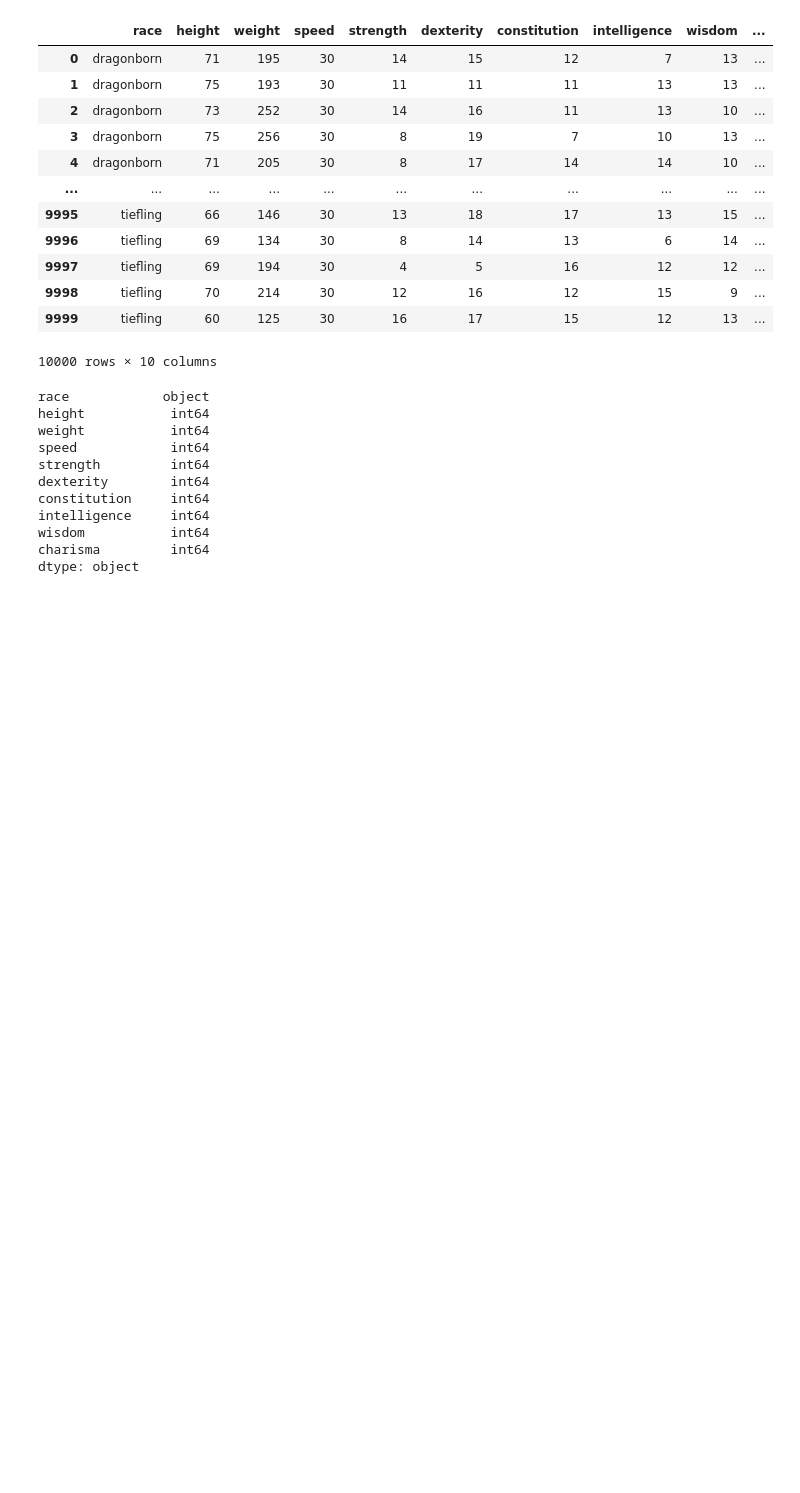
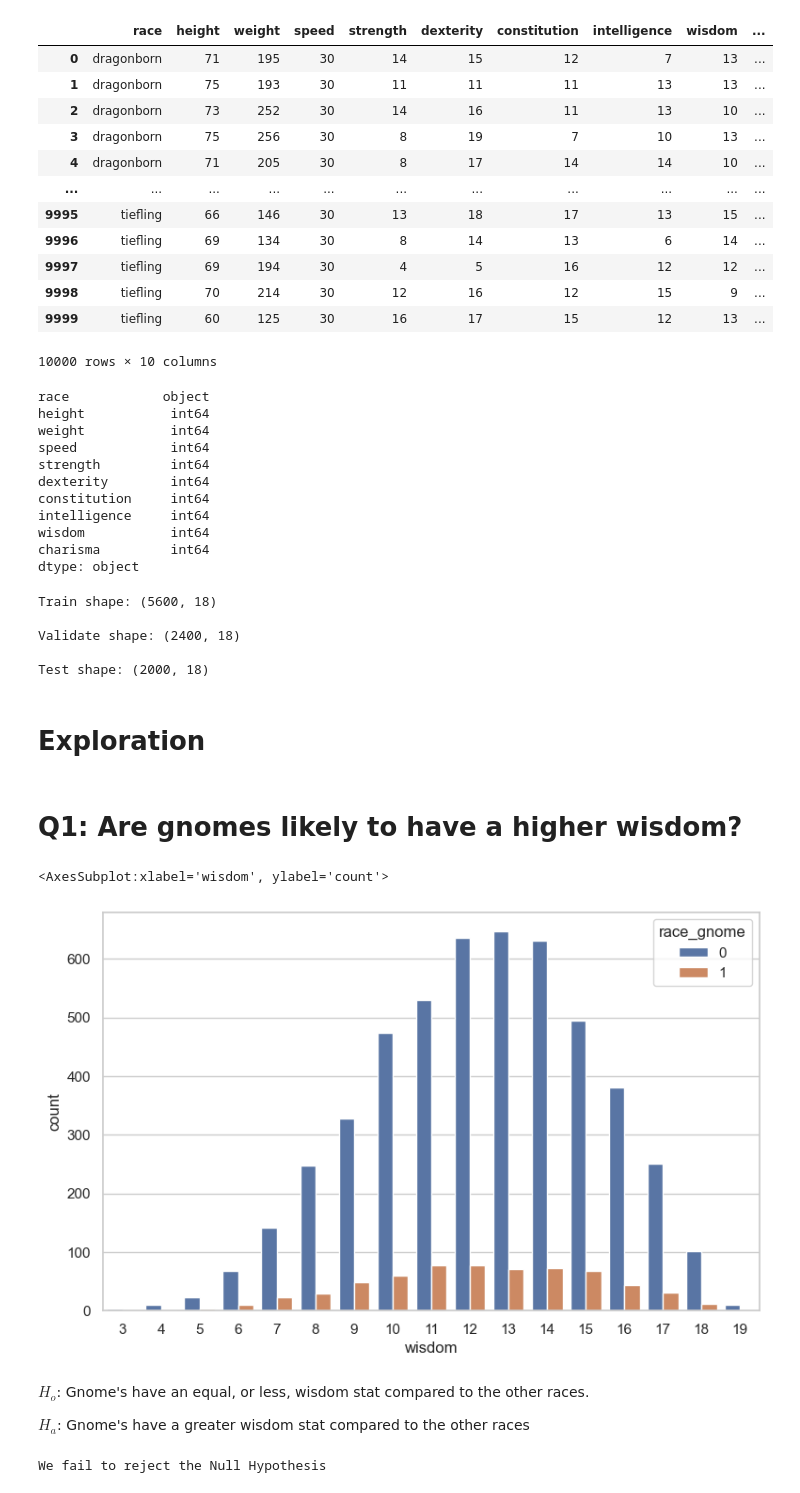
Before and after one commit to EstebanHernandez0/Dungeons_and_dragons_predictor, a Jupyter notebook: workbook.ipynb, the cells around one changed output. Cells and saved outputs as stored; diff of their text form; code cells hidden in the pictures; blank space fills up the shorter version.

```diff
--- a/workbook.ipynb
+++ b/workbook.ipynb
@@ -36,18 +57,17 @@ dtype: int64
 def get_dnd():
 
     '''
-    This function is to get the wine dataset from a local csv file that is already combined from the 2 csvs that were
-    downloaded from data.world if not combine the 2 csvs and make return a df to our working notebook to be able to
-    use the data and perform various tasks using the data
+    This function is used to acquire the dnd_stats.csv from the local file. If the file does not already exist,
+    the function will create the file.
     '''
 
-    if os.path.isfile('stats.csv'):
+    if os.path.isfile('dnd_stats.csv'):
 
-        return pd.read_csv('stats.csv')
+        return pd.read_csv('dnd_stats.csv')
 
     else:
 
-        df = pd.read_csv("stats.csv")
+        df = pd.read_csv("dnd_stats.csv")
 
         return df
 df= get_dnd()
@@ -81,3 +101,47 @@ intelligence     int64
 wisdom           int64
 charisma         int64
 dtype: object
+# %%
+dummy_df = pd.get_dummies(df[['race']],
+                              drop_first=True)
+df = pd.concat( [df, dummy_df], axis=1 )
+# %%
+df.rename(columns= {'race_half.elf': 'race_half_elf', 'race_half.orc': 'race_half_orc'}, inplace= True)
+# %%
+def the_split(df, stratify= None):
+
+    """ This functions is used to split the data into 3 different datasets: train, validate(val), and test.
+        It then then returns the seperate datasets and prints the shape for each of them.
+    """
+
+    # train/validate/test split and is reproducible due to random_state = 123
+    train_validate, test= train_test_split(df, test_size= .2, random_state= 7)
+    train, val= train_test_split(train_validate, test_size= .3, random_state= 7)
+
+    print(f'Train shape: {train.shape}\n' )
+
+    print(f'Validate shape: {val.shape}\n' )
+
+    print(f'Test shape: {test.shape}')
+
+    return train, val, test
+train, val, test= the_split(df)
+# %% [output]
+Train shape: (5600, 18)
+
+Validate shape: (2400, 18)
+
+Test shape: (2000, 18)
+# %% [markdown]
+# Exploration
+# %% [markdown]
+# Q1: Are gnomes likely to have a higher wisdom?
+# %%
+sns.countplot(data= train, x= 'wisdom', hue= 'race_gnome')
+# %% [output]
+<AxesSubplot:xlabel='wisdom', ylabel='count'>
+[figure, added]
+# %% [markdown]
+$H_o$: Gnome's have an equal, or less, wisdom stat compared to the other races.
+
+$H_a$: Gnome's have a greater wisdom stat compared to the other races
@@ -83,0 +151,17 @@ dtype: object
+# %%
+def run_the_t(train):
+
+    yes_gnome= train[train.race== 'gnome'].wisdom
+    overall= train.wisdom.mean()
+
+    t, p = stats.ttest_1samp(yes_gnome, overall)
+
+    if p/2 > alpha:
+        print("We fail to reject the Null Hypothesis")
+    elif t < 0:
+        print("We fail to reject the Null Hypothesis")
+    else:
+        print("We reject the Null Hypothesis")
+run_the_t(train)
+# %% [output]
+We fail to reject the Null Hypothesis
```
Also changed, not shown: parts of 36 cells of this notebook.
